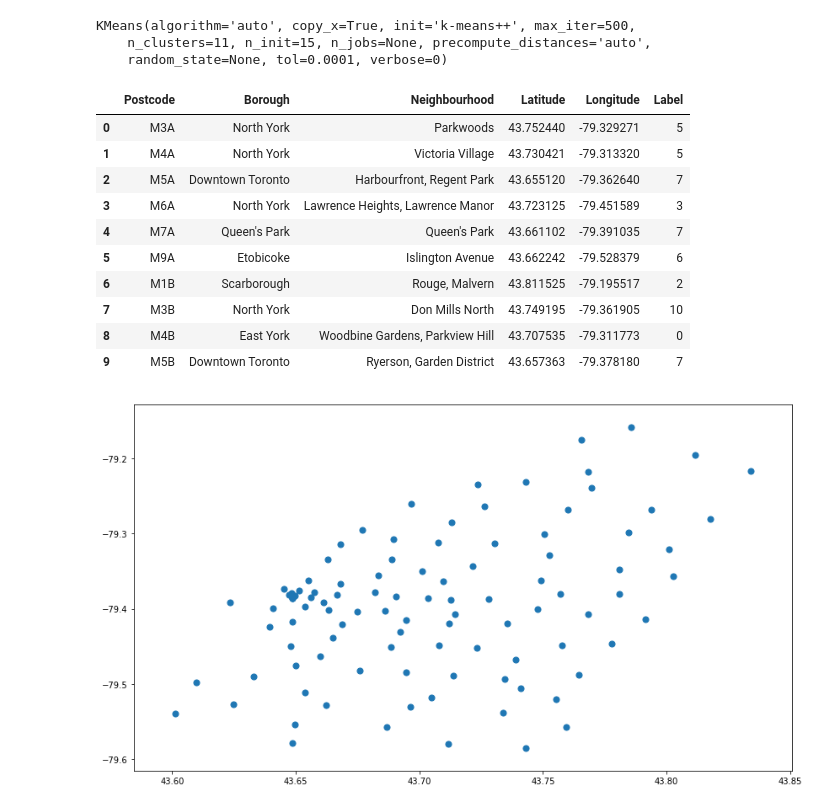
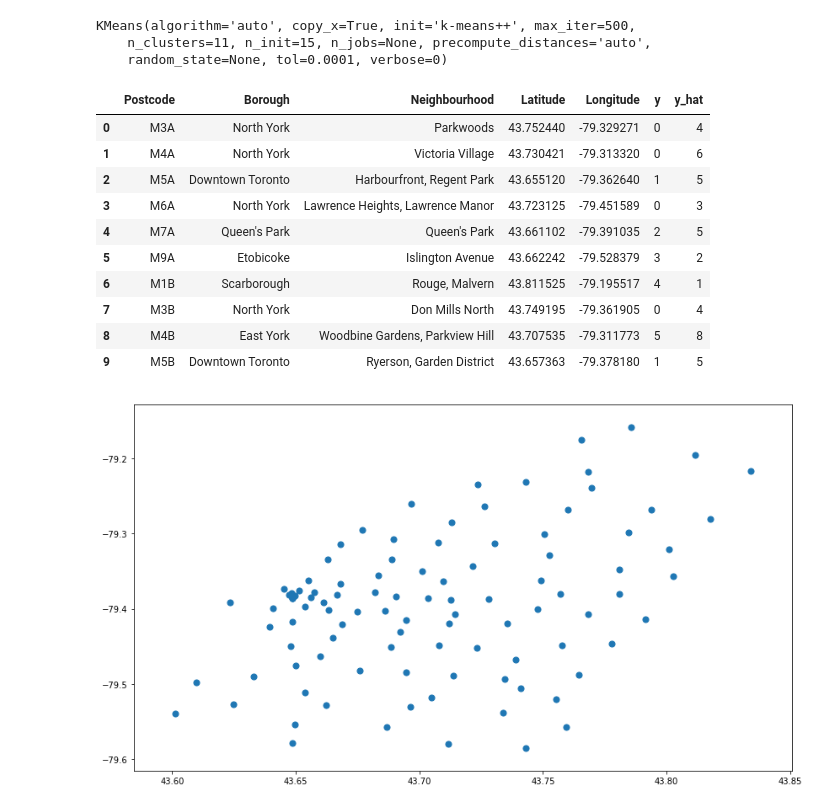
Before and after one commit to Astayonix/TorontoNeighborhoods, a Jupyter notebook: Toronto Neighborhood Exploration.ipynb, the cells around one changed output. Drawn from its saved outputs; the diff is of its cells as text; code cells hidden in the pictures.

```diff
--- a/Toronto Neighborhood Exploration.ipynb
+++ b/Toronto Neighborhood Exploration.ipynb
@@ -164,0 +169,4 @@ It is my initial hypothesis that because the postcode is where the longitude and
+# %%
+# Before starting, I need to put the encoded label (represents the borough) as a field in the dataframe.
+toronto_df['y'] = toronto_df['Borough'].replace(toronto_df['Borough'].unique(), np.arange(len(toronto_df['Borough'].unique())))
+toronto_df.head()
@@ -187,6 +220,7 @@ array([0, 0, 1, 0, 2, 3, 4, 0, 5, 1])
 # %%
 # Initializing the model with my hypothesis set that there are 11 clusters (because there are 11 neighborhoods)
-k_means = KMeans(n_clusters=len(toronto_df['Borough'].unique()), init='k-means++', n_init=15, max_iter=500)
+# len(toronto_df['Borough'].unique())
+k_means = KMeans(n_clusters=11, init='k-means++', n_init=15, max_iter=500)
 
 # Fitting the model to the feature set
 k_means.fit(X)
@@ -195,21 +229,21 @@ KMeans(algorithm='auto', copy_x=True, init='k-means++', max_iter=500,
     n_clusters=11, n_init=15, n_jobs=None, precompute_distances='auto',
     random_state=None, tol=0.0001, verbose=0)
 # %%
-# Let's append the labels to our dataset
-toronto_df['Label'] = k_means.labels_
+# Let's append the predicted labels to our dataset
+toronto_df['y_hat'] = k_means.labels_
 toronto_df.head(10)
 # %% [output]
-|  | Postcode | Borough | Neighbourhood | Latitude | Longitude | Label |
-| 0 | M3A | North York | Parkwoods | 43.752440 | -79.329271 | 5 |
-| 1 | M4A | North York | Victoria Village | 43.730421 | -79.313320 | 5 |
-| 2 | M5A | Downtown Toronto | Harbourfront, Regent Park | 43.655120 | -79.362640 | 7 |
-| 3 | M6A | North York | Lawrence Heights, Lawrence Manor | 43.723125 | -79.451589 | 3 |
-| 4 | M7A | Queen's Park | Queen's Park | 43.661102 | -79.391035 | 7 |
-| 5 | M9A | Etobicoke | Islington Avenue | 43.662242 | -79.528379 | 6 |
-| 6 | M1B | Scarborough | Rouge, Malvern | 43.811525 | -79.195517 | 2 |
-| 7 | M3B | North York | Don Mills North | 43.749195 | -79.361905 | 10 |
-| 8 | M4B | East York | Woodbine Gardens, Parkview Hill | 43.707535 | -79.311773 | 0 |
-| 9 | M5B | Downtown Toronto | Ryerson, Garden District | 43.657363 | -79.378180 | 7 |
+|  | Postcode | Borough | Neighbourhood | Latitude | Longitude | y | y_hat |
+| 0 | M3A | North York | Parkwoods | 43.752440 | -79.329271 | 0 | 4 |
+| 1 | M4A | North York | Victoria Village | 43.730421 | -79.313320 | 0 | 6 |
+| 2 | M5A | Downtown Toronto | Harbourfront, Regent Park | 43.655120 | -79.362640 | 1 | 5 |
+| 3 | M6A | North York | Lawrence Heights, Lawrence Manor | 43.723125 | -79.451589 | 0 | 3 |
+| 4 | M7A | Queen's Park | Queen's Park | 43.661102 | -79.391035 | 2 | 5 |
+| 5 | M9A | Etobicoke | Islington Avenue | 43.662242 | -79.528379 | 3 | 2 |
+| 6 | M1B | Scarborough | Rouge, Malvern | 43.811525 | -79.195517 | 4 | 1 |
+| 7 | M3B | North York | Don Mills North | 43.749195 | -79.361905 | 0 | 4 |
+| 8 | M4B | East York | Woodbine Gardens, Parkview Hill | 43.707535 | -79.311773 | 5 | 8 |
+| 9 | M5B | Downtown Toronto | Ryerson, Garden District | 43.657363 | -79.378180 | 1 | 5 |
 # %%
 # Visualizing the raw lat, long combos
 plt.figure(figsize=(14, 8))
```
Also changed, not shown: parts of 36 cells of this notebook.
